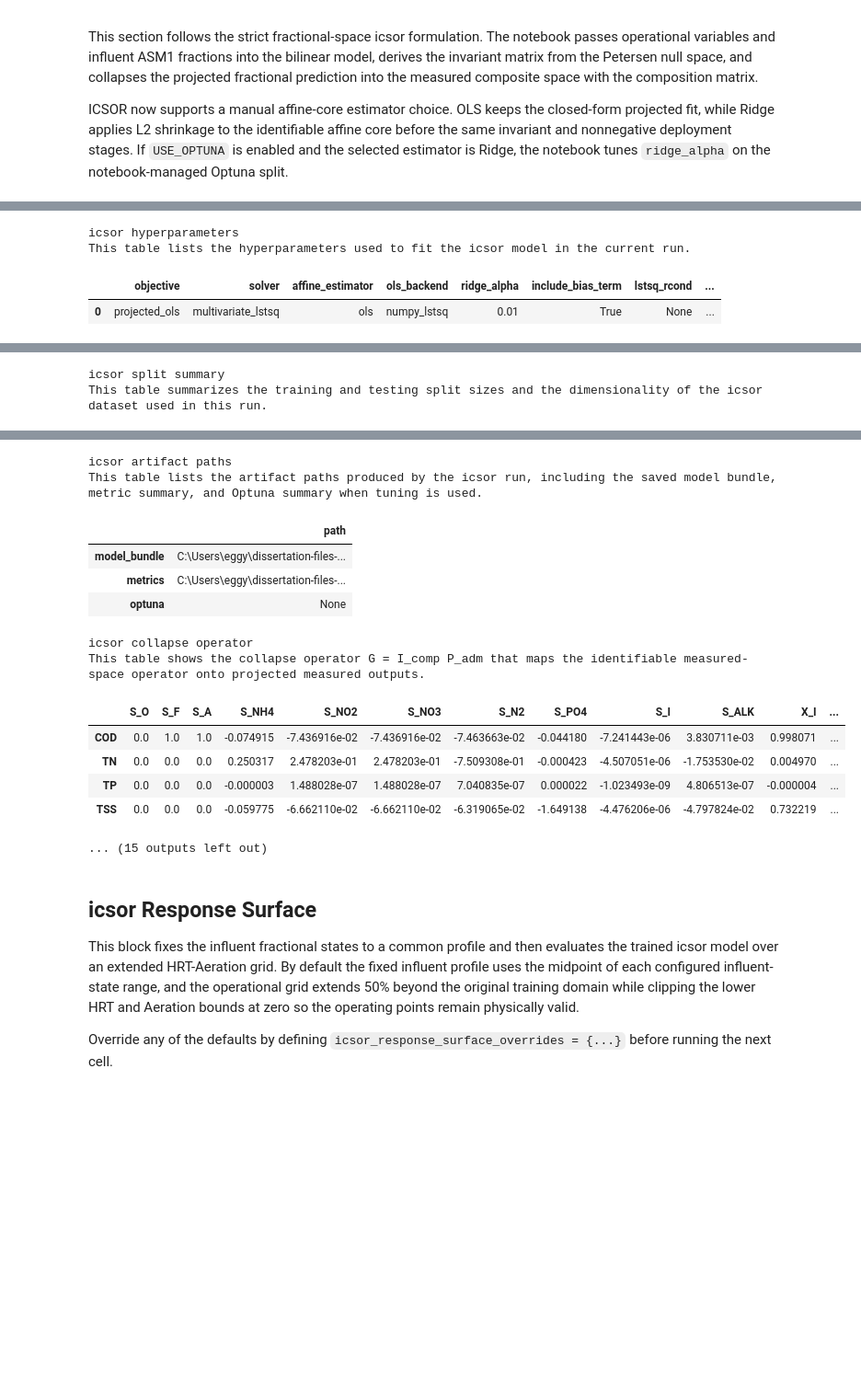
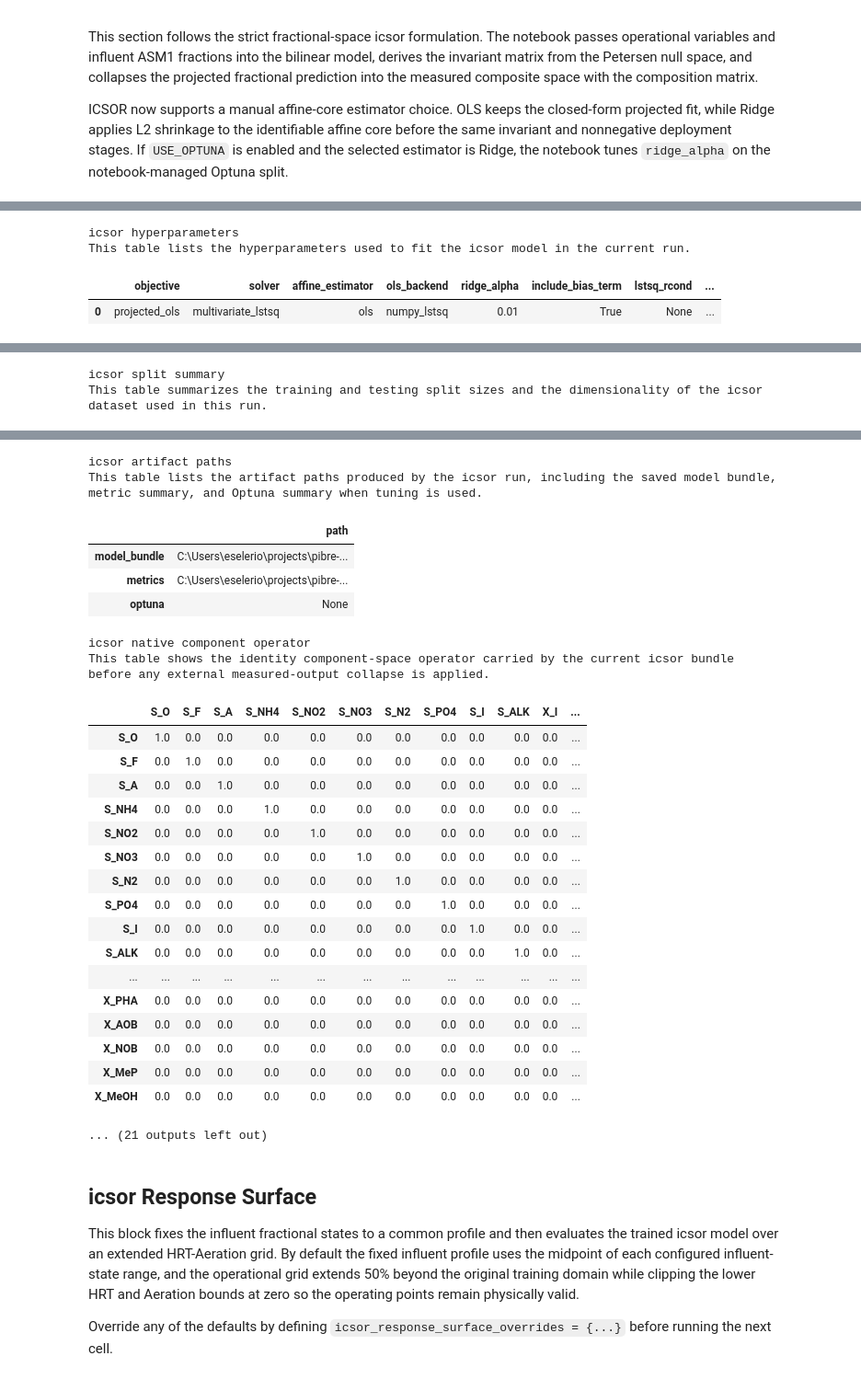
Before and after one commit to egbertoselerio1997/pibre-model, a Jupyter notebook: main.ipynb, the cells around one changed output, grey strips where cells are left out. Shown at 92% size. Cells and saved outputs as stored; diff of their text form; code cells hidden in the pictures; blank space fills up the shorter version.

Commit message:
Made xomposite calculation exogenous and fractional components the only input and outputs of all models

```diff
--- a/main.ipynb
+++ b/main.ipynb
@@ -545,6 +550,7 @@ if icsor_optuna_enabled:
         icsor_tuning_dataset_splits.test,
         A_matrix=icsor_A_matrix,
         composition_matrix=composition_matrix,
+        measured_output_columns=list(metadata["measured_output_columns"]),
         model_params=icsor_params,
         model_hyperparameters=icsor_hyperparameters,
         n_trials=int(ml_orchestration["n_trials"]),
@@ -564,6 +570,7 @@ icsor_result = run_icsor_pipeline(
     icsor_dataset_splits.test,
     icsor_A_matrix,
     composition_matrix=composition_matrix,
+    measured_output_columns=list(metadata["measured_output_columns"]),
     composition_source=metadata.get("composition_source"),
     model_params=icsor_params,
     model_hyperparameters=icsor_hyperparameters,
@@ -599,7 +606,8 @@ print("icsor training complete.")
 print(f"Affine-core estimator: {icsor_result['best_hyperparameters'].get('affine_estimator', 'ols')}")
 print(f"Operational inputs: {', '.join(metadata['operational_columns'])}")
 print(f"Fractional influent states: {', '.join(metadata['state_columns'])}")
-print(f"Measured-output targets: {', '.join(metadata['measured_output_columns'])}")
+print(f"Fractional effluent targets: {', '.join(icsor_dataset.targets.columns)}")
+print(f"Measured comparison outputs: {', '.join(metadata['measured_output_columns'])}")
 print(f"icsor split sizes: {icsor_split_sizes}")
 if icsor_optuna_summary is None:
     print("Optuna tuning not used for this icsor run.")
@@ -615,7 +623,7 @@ print(
 
 record_icsor_training_table(
     "icsor report metadata",
-    "This table explains the icsor reporting contract. Measured-output metrics are the direct comparison layer, while the fractional-space diagnostics remain icsor-native diagnostics.",
+    "This table explains the icsor reporting contract. Fractional-space outputs are native to training and inference, while externally collapsed measured-output metrics are the direct comparison layer.",
     icsor_result["test_report"]["report_metadata"],
 )
 record_icsor_training_table(
@@ -643,7 +651,7 @@ if icsor_optuna_summary is not None:
     )
 record_icsor_training_table(
     "icsor coefficient inference metadata",
-    "This table records how coefficient uncertainty was estimated for the identifiable measured-space operator M and whether the icsor design was rank deficient.",
+    "This table records how coefficient uncertainty was estimated for the component-space affine operator and whether the icsor design was rank deficient.",
     icsor_coefficient_inference_metadata,
 )
 record_icsor_training_table(
@@ -657,41 +665,56 @@ record_icsor_training_table(
     pd.Series(icsor_result["artifact_paths"], name="path").to_frame(),
 )
 record_icsor_training_table(
-    "icsor collapse operator",
-    "This table shows the collapse operator G = I_comp P_adm that maps the identifiable measured-space operator onto projected measured outputs.",
+    "icsor native component operator",
+    "This table shows the identity component-space operator carried by the current icsor bundle before any external measured-output collapse is applied.",
     pd.DataFrame(
         icsor_result["model_bundle"]["collapse_operator"],
-        index=metadata["measured_output_columns"],
+        index=metadata["state_columns"],
         columns=metadata["state_columns"],
     ),
 )
 record_icsor_training_table(
-    "icsor pass-through operator",
-    "This table shows the invariant carry-through operator H = I_comp P_inv that propagates the conserved influent contribution from fractional space into measured-output space.",
+    "icsor invariant carry-through operator",
+    "This table shows the conserved-state carry-through operator stored in the icsor bundle. Under the native fractional contract it is expected to remain zero before the external measured-output collapse stage.",
     pd.DataFrame(
         icsor_result["model_bundle"]["pass_through_operator"],
-        index=metadata["measured_output_columns"],
+        index=metadata["state_columns"],
         columns=metadata["state_columns"],
     ),
 )
 record_icsor_training_table(
-    "icsor train aggregate metrics",
-    "This table reports the train-split measured-output metrics for icsor. These aggregate values are directly comparable with the classical benchmark models.",
+    "icsor train aggregate measured metrics",
+    "This table reports the train-split externally collapsed measured-output metrics for icsor. These aggregate values are directly comparable with the classical benchmark models.",
     icsor_result["train_report"]["aggregate_metrics"],
 )
 record_icsor_training_table(
-    "icsor test aggregate metrics",
-    "This table reports the test-split measured-output metrics for icsor. These aggregate values are directly comparable with the classical benchmark models.",
+    "icsor test aggregate measured metrics",
+    "This table reports the test-split externally collapsed measured-output metrics for icsor. These aggregate values are directly comparable with the classical benchmark models.",
     icsor_result["test_report"]["aggregate_metrics"],
 )
 record_icsor_training_table(
-    "icsor test per-target metrics",
-    "This table breaks down the icsor test metrics by measured-output target so each effluent variable can be compared separately.",
+    "icsor test measured per-target metrics",
+    "This table breaks down the icsor test metrics by the externally collapsed measured-output target labels.",
     icsor_result["test_report"]["per_target_metrics"],
 )
 record_icsor_training_table(
+    "icsor train aggregate fractional metrics",
+    "This table reports the train-split native fractional-space metrics for icsor.",
+    icsor_result["train_report"]["fractional_aggregate_metrics"],
+)
+record_icsor_training_table(
+    "icsor test aggregate fractional metrics",
+    "This table reports the test-split native fractional-space metrics for icsor.",
+    icsor_result["test_report"]["fractional_aggregate_metrics"],
+)
+record_icsor_training_table(
+    "icsor test fractional per-target metrics",
+    "This table breaks down the icsor test metrics by ASM fractional effluent target.",
+    icsor_result["test_report"]["fractional_per_target_metrics"],
+)
+record_icsor_training_table(
     "icsor test prediction uncertainty summary",
-    "This table summarizes the average widths and standard errors of the icsor affine-core measured-output confidence and prediction intervals on the test split. These are not exact intervals for the final projected predictor when the nonnegative correction activates.",
+    "This table summarizes the average widths and standard errors of the icsor affine-core component-space confidence and prediction intervals on the test split. These are not exact intervals for the final nonnegativity-corrected predictor when the correction activates.",
     icsor_result["test_report"]["prediction_uncertainty_summary"],
 )
 record_icsor_training_table(
@@ -734,17 +758,29 @@ This table summarizes the training and testing split sizes and the dimensionalit
 icsor artifact paths
 This table lists the artifact paths produced by the icsor run, including the saved model bundle, metric summary, and Optuna summary when tuning is used.
 |  | path |
-| model_bundle | C:\Users\eggy\dissertation-files-... |
-| metrics | C:\Users\eggy\dissertation-files-... |
+| model_bundle | C:\Users\eselerio\projects\pibre-... |
+| metrics | C:\Users\eselerio\projects\pibre-... |
 | optuna | None |
-icsor collapse operator
-This table shows the collapse operator G = I_comp P_adm that maps the identifiable measured-space operator onto projected measured outputs.
+icsor native component operator
+This table shows the identity component-space operator carried by the current icsor bundle before any external measured-output collapse is applied.
 |  | S_O | S_F | S_A | S_NH4 | S_NO2 | S_NO3 | S_N2 | S_PO4 | S_I | S_ALK | X_I | ... |
-| COD | 0.0 | 1.0 | 1.0 | -0.074915 | -7.436916e-02 | -7.436916e-02 | -7.463663e-02 | -0.044180 | -7.241443e-06 | 3.830711e-03 | 0.998071 | ... |
-| TN | 0.0 | 0.0 | 0.0 | 0.250317 | 2.478203e-01 | 2.478203e-01 | -7.509308e-01 | -0.000423 | -4.507051e-06 | -1.753530e-02 | 0.004970 | ... |
-| TP | 0.0 | 0.0 | 0.0 | -0.000003 | 1.488028e-07 | 1.488028e-07 | 7.040835e-07 | 0.000022 | -1.023493e-09 | 4.806513e-07 | -0.000004 | ... |
-| TSS | 0.0 | 0.0 | 0.0 | -0.059775 | -6.662110e-02 | -6.662110e-02 | -6.319065e-02 | -1.649138 | -4.476206e-06 | -4.797824e-02 | 0.732219 | ... |
+| S_O | 1.0 | 0.0 | 0.0 | 0.0 | 0.0 | 0.0 | 0.0 | 0.0 | 0.0 | 0.0 | 0.0 | ... |
+| S_F | 0.0 | 1.0 | 0.0 | 0.0 | 0.0 | 0.0 | 0.0 | 0.0 | 0.0 | 0.0 | 0.0 | ... |
+| S_A | 0.0 | 0.0 | 1.0 | 0.0 | 0.0 | 0.0 | 0.0 | 0.0 | 0.0 | 0.0 | 0.0 | ... |
+| S_NH4 | 0.0 | 0.0 | 0.0 | 1.0 | 0.0 | 0.0 | 0.0 | 0.0 | 0.0 | 0.0 | 0.0 | ... |
+| S_NO2 | 0.0 | 0.0 | 0.0 | 0.0 | 1.0 | 0.0 | 0.0 | 0.0 | 0.0 | 0.0 | 0.0 | ... |
+| S_NO3 | 0.0 | 0.0 | 0.0 | 0.0 | 0.0 | 1.0 | 0.0 | 0.0 | 0.0 | 0.0 | 0.0 | ... |
+| S_N2 | 0.0 | 0.0 | 0.0 | 0.0 | 0.0 | 0.0 | 1.0 | 0.0 | 0.0 | 0.0 | 0.0 | ... |
+| S_PO4 | 0.0 | 0.0 | 0.0 | 0.0 | 0.0 | 0.0 | 0.0 | 1.0 | 0.0 | 0.0 | 0.0 | ... |
+| S_I | 0.0 | 0.0 | 0.0 | 0.0 | 0.0 | 0.0 | 0.0 | 0.0 | 1.0 | 0.0 | 0.0 | ... |
+| S_ALK | 0.0 | 0.0 | 0.0 | 0.0 | 0.0 | 0.0 | 0.0 | 0.0 | 0.0 | 1.0 | 0.0 | ... |
+| ... | ... | ... | ... | ... | ... | ... | ... | ... | ... | ... | ... | ... |
+| X_PHA | 0.0 | 0.0 | 0.0 | 0.0 | 0.0 | 0.0 | 0.0 | 0.0 | 0.0 | 0.0 | 0.0 | ... |
+| X_AOB | 0.0 | 0.0 | 0.0 | 0.0 | 0.0 | 0.0 | 0.0 | 0.0 | 0.0 | 0.0 | 0.0 | ... |
+| X_NOB | 0.0 | 0.0 | 0.0 | 0.0 | 0.0 | 0.0 | 0.0 | 0.0 | 0.0 | 0.0 | 0.0 | ... |
+| X_MeP | 0.0 | 0.0 | 0.0 | 0.0 | 0.0 | 0.0 | 0.0 | 0.0 | 0.0 | 0.0 | 0.0 | ... |
+| X_MeOH | 0.0 | 0.0 | 0.0 | 0.0 | 0.0 | 0.0 | 0.0 | 0.0 | 0.0 | 0.0 | 0.0 | ... |
-... (15 outputs left out)
+... (21 outputs left out)
 # %%
 import matplotlib.pyplot as plt
 from IPython.display import display as ipython_display
```
Also changed, not shown: parts of 12 cells of this notebook, 24 other files.
